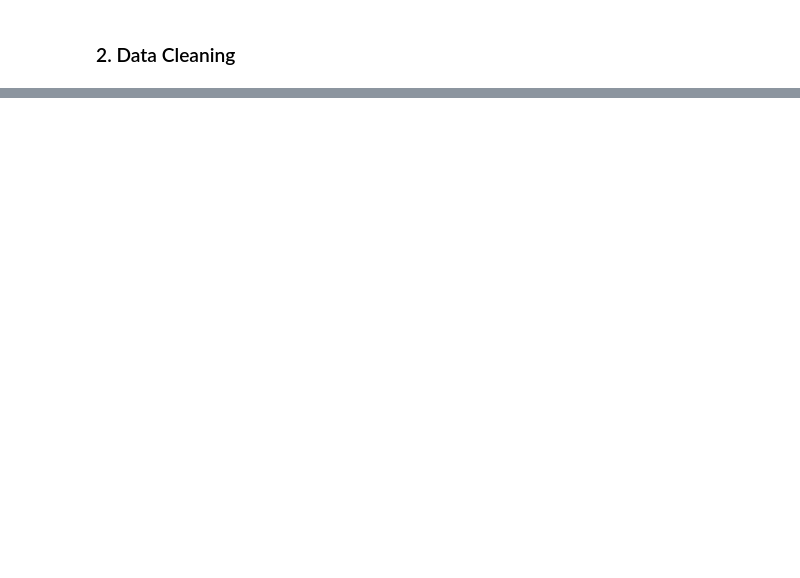
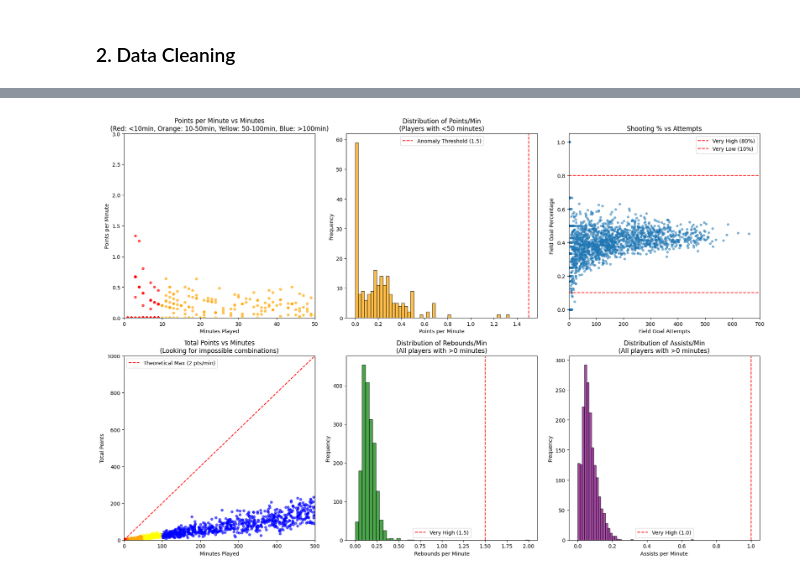
Before and after one commit to FranciscoAlves124/AC, a Jupyter notebook: eda.ipynb, the cells around one changed output, grey strips where cells are left out. Cells and saved outputs as stored; diff of their text form; code cells hidden in the pictures; blank space fills up the shorter version.

Commit message:
Data Cleaning and player performance start. Outlier search

```diff
--- a/eda.ipynb
+++ b/eda.ipynb
@@ -176,0 +344,91 @@ Rookies: {'zellosh01w', 'wisdoli01w', 'boddiwh01w', 'jekaban01w', 'parisco01w',
+# %%
+# Create visualizations for data anomalies
+plt.figure(figsize=(18, 12))
+
+# Plot 1: Minutes vs Points per Minute (including low-minute players)
+plt.subplot(2, 3, 1)
+all_players_with_minutes = players_teams[players_teams['minutes'] > 0].copy()
+all_players_with_minutes['points_per_min'] = all_players_with_minutes['points'] / all_players_with_minutes['minutes']
+
+# Color code by minute ranges
+colors = []
+for minutes in all_players_with_minutes['minutes']:
+    if minutes < 10:
+        colors.append('red')  # Very low minutes
+    elif minutes < 50:
+        colors.append('orange')  # Low minutes
+    elif minutes < 100:
+        colors.append('yellow')  # Medium-low minutes
+    else:
+        colors.append('blue')  # Regular playing time
+
+plt.scatter(all_players_with_minutes['minutes'], all_players_with_minutes['points_per_min'],
+           c=colors, alpha=0.6, s=20)
+plt.xlabel('Minutes Played')
+plt.ylabel('Points per Minute')
+plt.title('Points per Minute vs Minutes\n(Red: <10min, Orange: 10-50min, Yellow: 50-100min, Blue: >100min)')
+plt.xlim(0, 50)  # Focus on low-minute range
+plt.ylim(0, 3)   # Focus on reasonable rate range
+
+# Plot 2: Distribution of per-minute rates for low-minute players
+plt.subplot(2, 3, 2)
+low_min_data = all_players_with_minutes[all_players_with_minutes['minutes'] < 50]
+plt.hist(low_min_data['points_per_min'], bins=50, alpha=0.7, color='orange', edgecolor='black')
+plt.xlabel('Points per Minute')
+plt.ylabel('Frequency')
+plt.title('Distribution of Points/Min\n(Players with <50 minutes)')
+plt.axvline(1.5, color='red', linestyle='--', label='Anomaly Threshold (1.5)')
+plt.legend()
+
+# Plot 3: Shooting percentage vs attempts for anomaly detection
+plt.subplot(2, 3, 3)
+shooting_data = players_teams[players_teams['fgAttempted'] > 0].copy()
+shooting_data['fg_pct'] = shooting_data['fgMade'] / shooting_data['fgAttempted']
+plt.scatter(shooting_data['fgAttempted'], shooting_data['fg_pct'], alpha=0.5, s=15)
+plt.xlabel('Field Goal Attempts')
+plt.ylabel('Field Goal Percentage')
+plt.title('Shooting % vs Attempts')
+plt.axhline(0.8, color='red', linestyle='--', label='Very High (80%)')
+plt.axhline(0.1, color='red', linestyle='--', label='Very Low (10%)')
+plt.legend()
+plt.xlim(0, 700)  # Focus on reasonable attempt range
+
+# Plot 4: Minutes vs Total Points (showing impossible combinations)
+plt.subplot(2, 3, 4)
+plt.scatter(all_players_with_minutes['minutes'], all_players_with_minutes['points'],
+           c=colors, alpha=0.6, s=20)
+plt.xlabel('Minutes Played')
+plt.ylabel('Total Points')
+plt.title('Total Points vs Minutes\n(Looking for impossible combinations)')
+# Add theoretical maximum line (assuming 2 points per minute as nearly impossible)
+max_minutes = all_players_with_minutes['minutes'].max()
+theoretical_max = np.linspace(0, max_minutes, 100)
+plt.plot(theoretical_max, theoretical_max * 2, 'r--', label='Theoretical Max (2 pts/min)')
+plt.legend()
+plt.xlim(0, 500)
+plt.ylim(0, 1000)
+
+# Plot 5: Rebounds per minute distribution
+plt.subplot(2, 3, 5)
+all_players_with_minutes['rebounds_per_min'] = all_players_with_minutes['rebounds'] / all_players_with_minutes['minutes']
+plt.hist(all_players_with_minutes['rebounds_per_min'], bins=50, alpha=0.7, color='green', edgecolor='black')
+plt.xlabel('Rebounds per Minute')
+plt.ylabel('Frequency')
+plt.title('Distribution of Rebounds/Min\n(All players with >0 minutes)')
+plt.axvline(1.5, color='red', linestyle='--', label='Very High (1.5)')
+plt.legend()
+
+# Plot 6: Assists per minute distribution
+plt.subplot(2, 3, 6)
+all_players_with_minutes['assists_per_min'] = all_players_with_minutes['assists'] / all_players_with_minutes['minutes']
+plt.hist(all_players_with_minutes['assists_per_min'], bins=50, alpha=0.7, color='purple', edgecolor='black')
+plt.xlabel('Assists per Minute')
+plt.ylabel('Frequency')
+plt.title('Distribution of Assists/Min\n(All players with >0 minutes)')
+plt.axvline(1.0, color='red', linestyle='--', label='Very High (1.0)')
+plt.legend()
+
+plt.tight_layout()
+plt.show()
+# %% [output]
+[figure, added]
```
Also changed, not shown: parts of 18 cells of this notebook.
